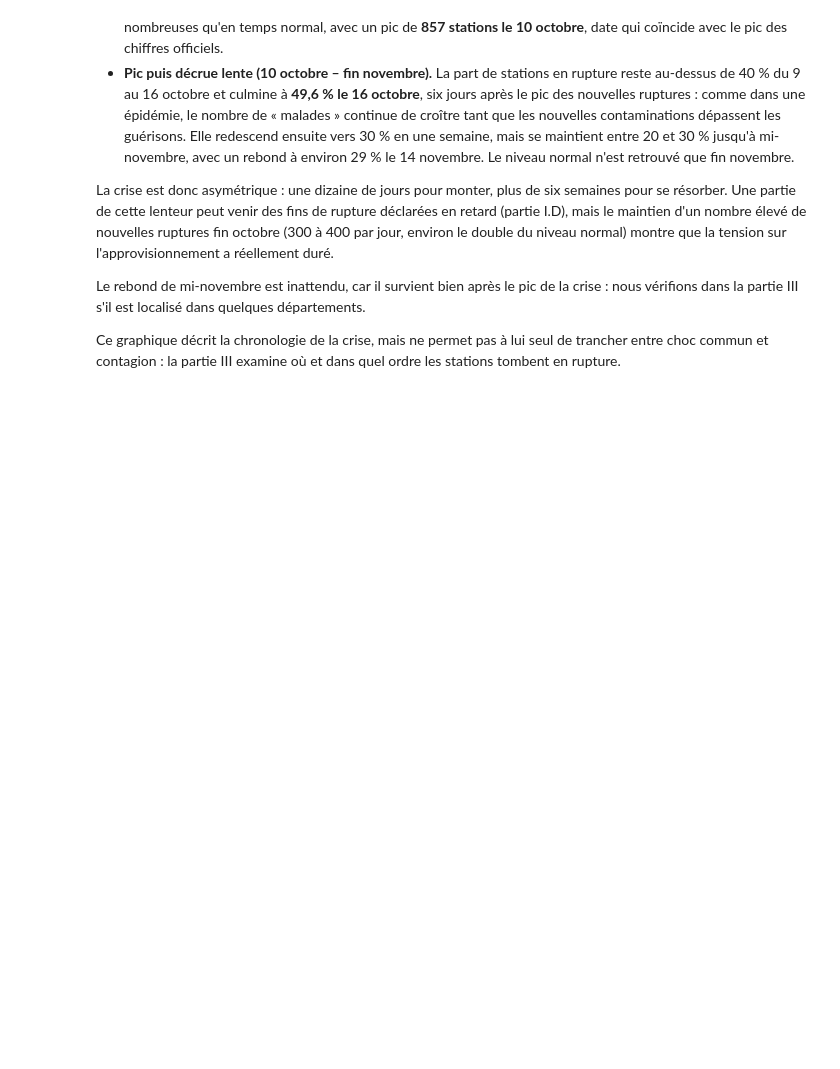
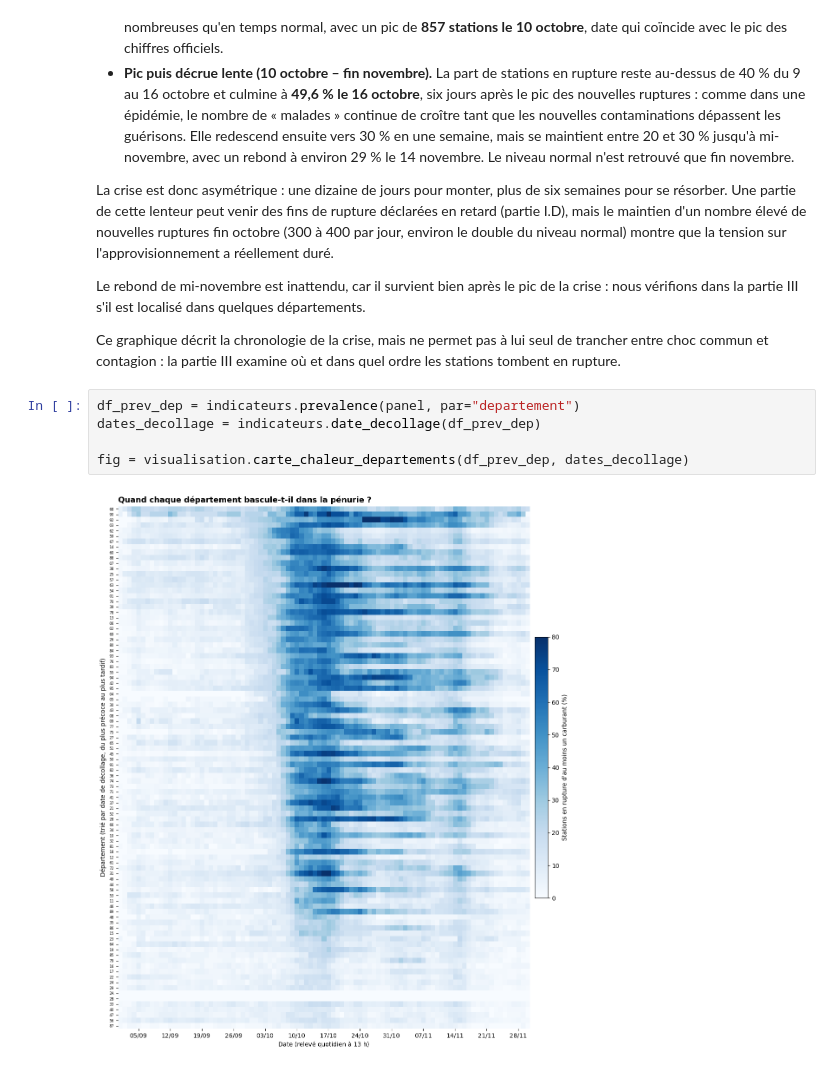
Before and after one commit to sliabes/Projet-python-, a Jupyter notebook: main.ipynb, the cells around one changed output. Drawn from its saved outputs; the diff is of its cells as text; blank space fills up the shorter version.

Commit message:
carte de chaleur

```diff
--- a/main.ipynb
+++ b/main.ipynb
@@ -226,3 +226,10 @@ La crise est donc asymétrique : une dizaine de jours pour monter, plus de six s
 Le rebond de mi-novembre est inattendu, car il survient bien après le pic de la crise : nous vérifions dans la partie III s'il est localisé dans quelques départements.
 
 Ce graphique décrit la chronologie de la crise, mais ne permet pas à lui seul de trancher entre choc commun et contagion : la partie III examine où et dans quel ordre les stations tombent en rupture.
+# %%
+df_prev_dep = indicateurs.prevalence(panel, par="departement")
+dates_decollage = indicateurs.date_decollage(df_prev_dep)
+
+fig = visualisation.carte_chaleur_departements(df_prev_dep, dates_decollage)
+# %% [output]
+[figure, added]
```
Also changed, not shown: parts of 1 cell of this notebook, 2 other files.
